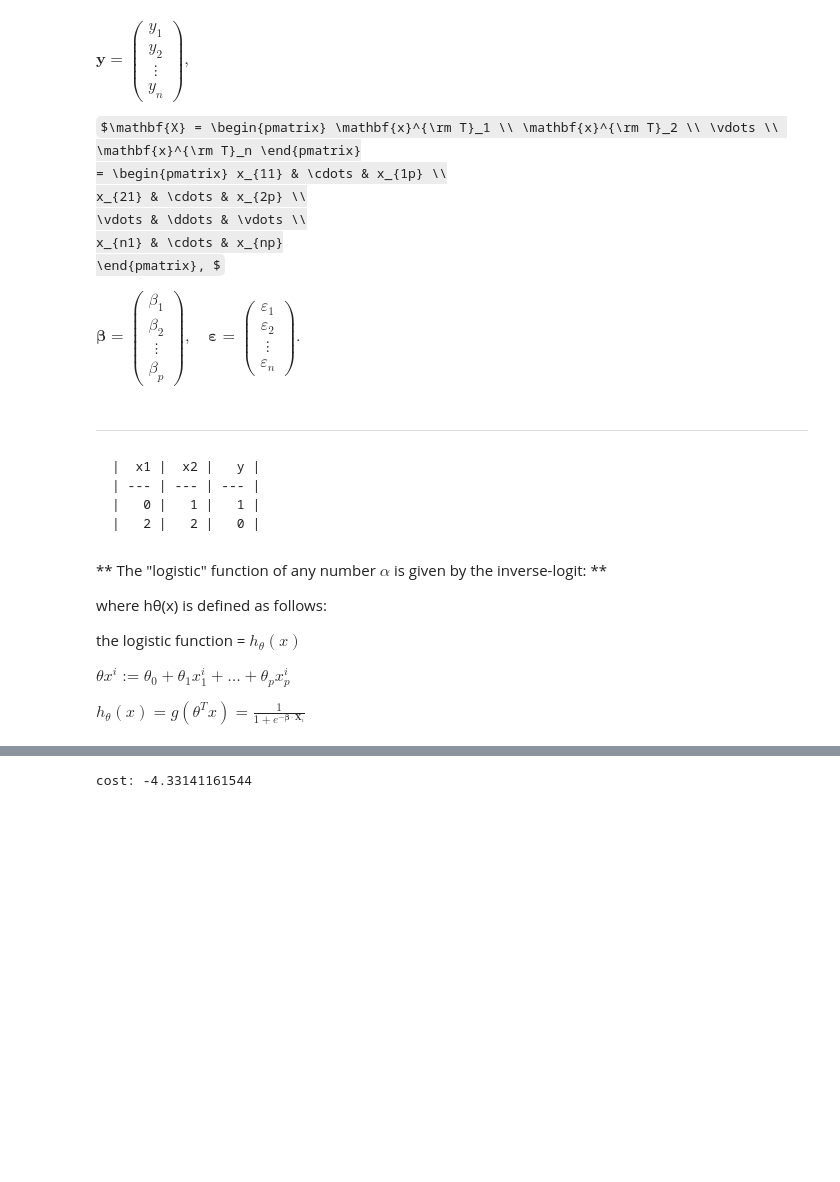
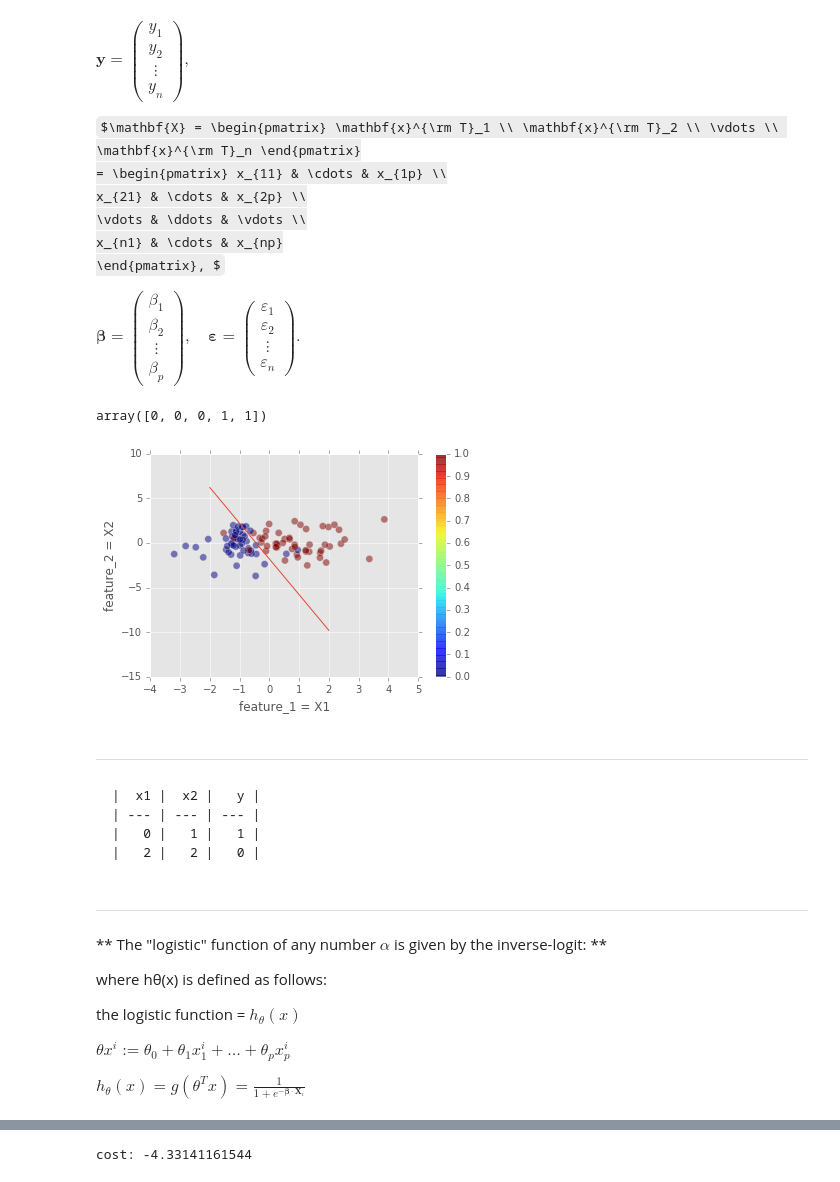
Before and after one commit to EloisaElias/Elo_portfolio, a Jupyter notebook: 18_Gradient_descend.ipynb, the cells around one changed output, grey strips where cells are left out. Cells and saved outputs as stored; diff of their text form; code cells hidden in the pictures; some formulas as TeX source; blank space fills up the shorter version.

```diff
--- a/18_Gradient_descend.ipynb
+++ b/18_Gradient_descend.ipynb
@@ -137,3 +110,22 @@ $y_i = \beta_1 x_{i1} + \cdots + \beta_p x_{ip} + \varepsilon_i = \mathbf{x}^{\r
+# %%
+y[:5]
+# %% [output]
+array([0, 0, 0, 1, 1])
+# %%
+plt.scatter(X[:,0], X[:,1], c=y, alpha=0.5, s=50) # feature_1 = X[:,0], feature_2 = X[:,1]
+plt.xlabel('feature_1 = X1')
+plt.ylabel('feature_2 = X2')
+plt.colorbar()
+
+eyeline = np.linspace(-2, 2)
+plt.plot(eyeline, -4*eyeline - 1.8)
+plt.show()
+
+#plt.plot(X[:,0], -X[:,0]*b1/b2-b0/b2)
+#plt.ylim(-5,5)
+#plt.legend()
+# %% [output]
+[figure, added]
 # %% [markdown]
 ---
     |  x1 |  x2 |   y |
@@ -156,4 +146,5 @@ x2_2 =2
 # %% [markdown]
+---
 ** The "logistic" function of any number $\alpha$ is given by the inverse-logit: **
 
 where hθ(x) is defined as follows:
```
Also changed, not shown: parts of 64 cells of this notebook, 4 other files.
